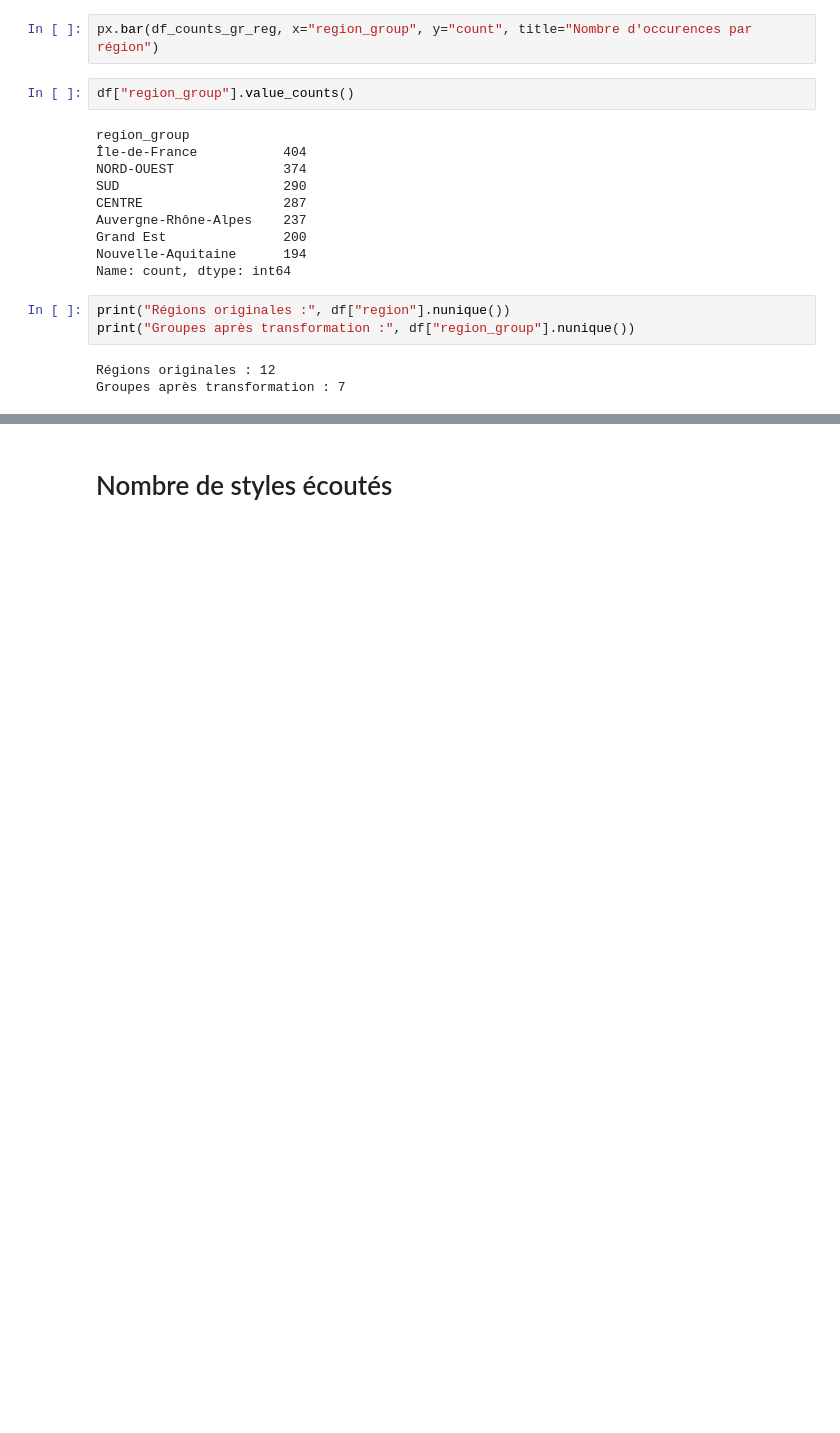
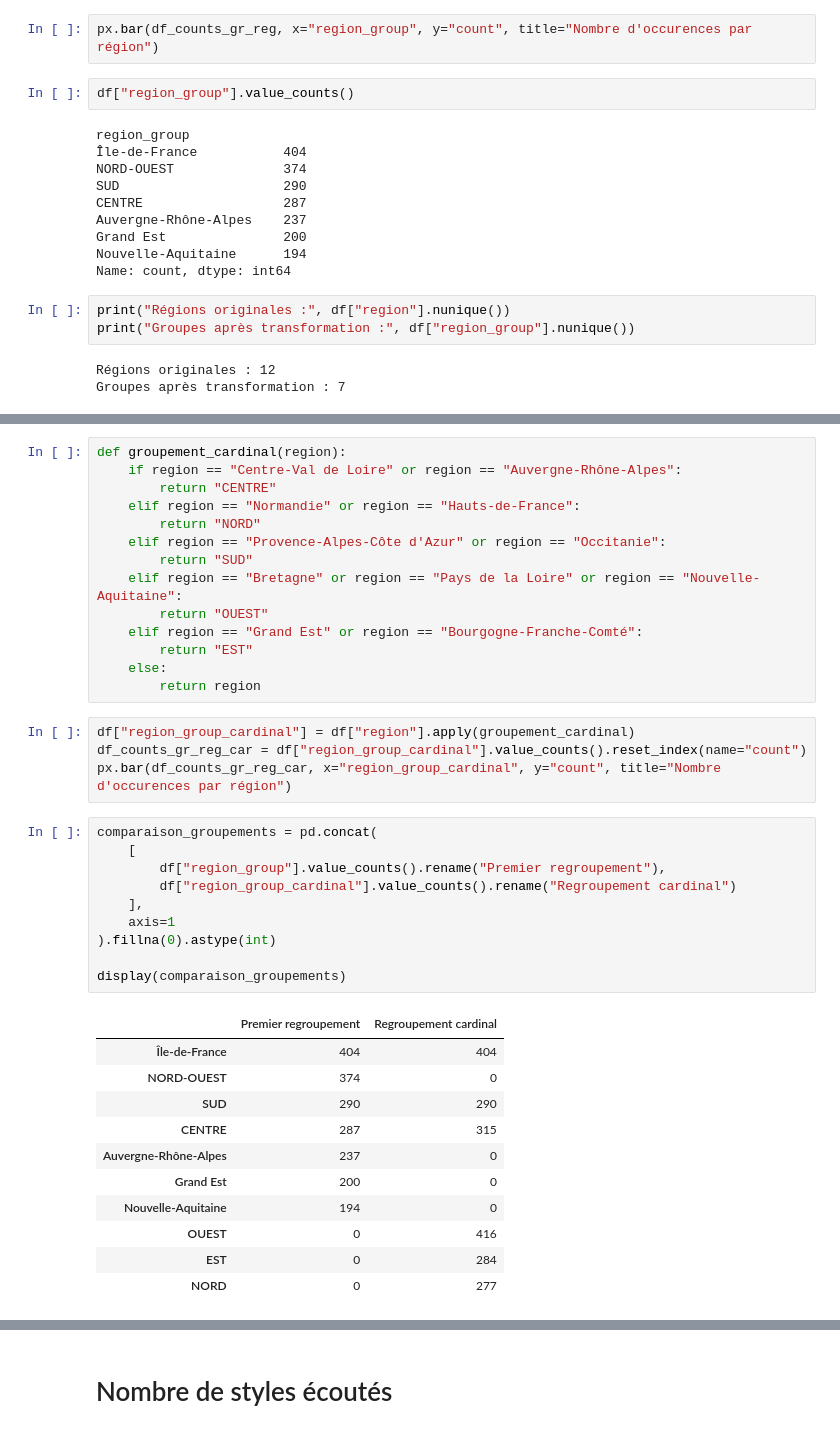
Before and after one commit to felipemarzin-oss/data-science-project, a Jupyter notebook: notebooks/transformation.ipynb, the cells around one changed output, grey strips where cells are left out. Drawn from its saved outputs; the diff is of its cells as text; blank space fills up the shorter version.

```diff
--- a/notebooks/transformation.ipynb
+++ b/notebooks/transformation.ipynb
@@ -85 +107,41 @@ Groupes après transformation : 7
+# %%
+def groupement_cardinal(region):
+    if region == "Centre-Val de Loire" or region == "Auvergne-Rhône-Alpes":
+        return "CENTRE"
+    elif region == "Normandie" or region == "Hauts-de-France":
+        return "NORD"
+    elif region == "Provence-Alpes-Côte d'Azur" or region == "Occitanie":
+        return "SUD"
+    elif region == "Bretagne" or region == "Pays de la Loire" or region == "Nouvelle-Aquitaine":
+        return "OUEST"
+    elif region == "Grand Est" or region == "Bourgogne-Franche-Comté":
+        return "EST"
+    else:
+        return region
+# %%
+df["region_group_cardinal"] = df["region"].apply(groupement_cardinal)
+df_counts_gr_reg_car = df["region_group_cardinal"].value_counts().reset_index(name="count")
+px.bar(df_counts_gr_reg_car, x="region_group_cardinal", y="count", title="Nombre d'occurences par région")
+# %%
+comparaison_groupements = pd.concat(
+    [
+        df["region_group"].value_counts().rename("Premier regroupement"),
+        df["region_group_cardinal"].value_counts().rename("Regroupement cardinal")
+    ],
+    axis=1
+).fillna(0).astype(int)
+
+display(comparaison_groupements)
+# %% [output]
+|  | Premier regroupement | Regroupement cardinal |
+| Île-de-France | 404 | 404 |
+| NORD-OUEST | 374 | 0 |
+| SUD | 290 | 290 |
+| CENTRE | 287 | 315 |
+| Auvergne-Rhône-Alpes | 237 | 0 |
+| Grand Est | 200 | 0 |
+| Nouvelle-Aquitaine | 194 | 0 |
+| OUEST | 0 | 416 |
+| EST | 0 | 284 |
+| NORD | 0 | 277 |
 # %% [markdown]
```
Also changed, not shown: parts of 18 cells of this notebook, 4 other files.
